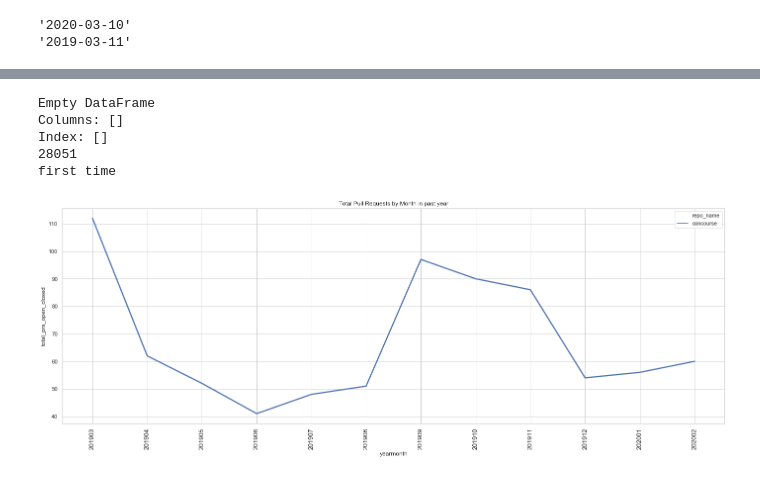
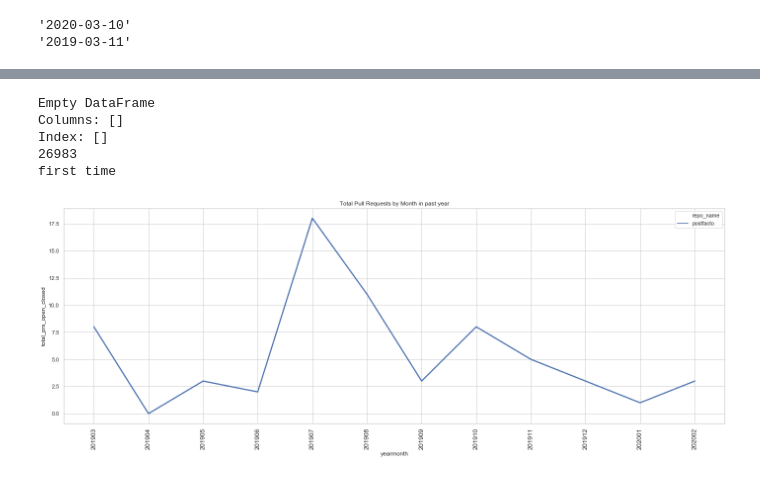
Before and after one commit to Hsingh2096/Hsingh2096, a Jupyter notebook: code/dawn_project_health.ipynb, the cells around one changed output, grey strips where cells are left out. Saved outputs shown, nothing was run; the diff lists cells and outputs as text; code cells hidden in the pictures.

```diff
--- a/code/dawn_project_health.ipynb
+++ b/code/dawn_project_health.ipynb
@@ -18,3 +18,10 @@ dbschema='augur_data'
 engine = s.create_engine(
     database_connection_string,
     connect_args={'options': '-csearch_path={}'.format(dbschema)})
+# %%
+test_query = f"""
+SELECT repo_name from repo where repo_id = '26983';
+   """
+test = pd.read_sql_query(test_query, con=engine)
+repo_name = test.repo_name[0]
+print(repo_name)
@@ -40,8 +49,8 @@ print(repo_list)
 # %%
 ## List of repository IDs for the report
 #repo_dict = {25760, 25663} #spring-boot & spring-framework
-repo_dict = {28051} # concourse
-#repo_dict = {27043}
+#repo_dict = {28051} # concourse
+repo_dict = {26983} #postfacto
 # %%
 #from datetime import date
 import datetime
@@ -120,7 +129,17 @@ for value in repo_dict:
     pr_monthDFa = pd.read_sql_query(pr_monthquery, con=engine)
     repo_id = value
 #    pr_monthDFa[['wk_avg_hours_to_close', 'wk_avg_days_to_close', 'total_prs_open_closed' ]] = pr_monthDFa[['wk_avg_hours_to_close', 'wk_avg_days_to_close', 'total_prs_open_closed' ]].fillna(value=0)
+
     pr_monthDFa[['repo_id']] = pr_monthDFa[['repo_id']].fillna(value=repo_id)
+
+    # Hack to fill in repo_name where there are nan's
+    get_repo_name_query = f"""
+        SELECT repo_name from repo where repo_id = {value};
+           """
+    get_repo_name = pd.read_sql_query(get_repo_name_query, con=engine)
+    repo_name = get_repo_name.repo_name[0]
+    pr_monthDFa[['repo_name']] = pr_monthDFa[['repo_name']].fillna(value=repo_name)
+
     if not pr_monthDF.empty:
 #        print(sql_DFa)
         pr_monthDF = pd.concat([pr_monthDF, pr_monthDFa])
@@ -133,6 +152,8 @@ for value in repo_dict:
 
 
 pr_monthDF.set_index('repo_id', 'year', 'month')
+
+pr_monthDF[['total_prs_open_closed']] = pr_monthDF[['total_prs_open_closed']].fillna(0)
 
 import matplotlib.pyplot as plt
 pr_monthDF['year'] = pr_monthDF['year'].map(int)
@@ -241,6 +282,15 @@ for value in repo_dict:
     repo_id = value
 #    pr_monthDFa[['wk_avg_hours_to_close', 'wk_avg_days_to_close', 'total_prs_open_closed' ]] = pr_monthDFa[['wk_avg_hours_to_close', 'wk_avg_days_to_close', 'total_prs_open_closed' ]].fillna(value=0)
     pr_monthDFa[['repo_id']] = pr_monthDFa[['repo_id']].fillna(value=repo_id)
+
+    # Hack to fill in repo_name where there are nan's
+    get_repo_name_query = f"""
+        SELECT repo_name from repo where repo_id = {value};
+           """
+    get_repo_name = pd.read_sql_query(get_repo_name_query, con=engine)
+    repo_name = get_repo_name.repo_name[0]
+    pr_monthDFa[['repo_name']] = pr_monthDFa[['repo_name']].fillna(value=repo_name)
+
     if not pr_monthDF.empty:
 #        print(sql_DFa)
         pr_monthDF = pd.concat([pr_monthDF, pr_monthDFa])
@@ -253,6 +303,8 @@ for value in repo_dict:
 
 
 pr_monthDF.set_index('repo_id', 'year', 'month')
+
+pr_monthDF[['total_prs_open_closed']] = pr_monthDF[['total_prs_open_closed']].fillna(0)
 
 import matplotlib.pyplot as plt
 pr_monthDF['year'] = pr_monthDF['year'].map(int)
@@ -268,32 +320,32 @@ pr_monthDF.set_index('repo_id', 'yearmonth')
 
 sns.set_style('ticks')
 #sns.palplot(sns.color_palette('husl', 8))
 #sns.set_palette('husl')
 sns.set(style="whitegrid")
 
 
 #Total PRS open and closed by month
 fig, ax = plt.subplots()
 # the size of A4 paper
 fig.set_size_inches(24, 8)
 plottermonth = sns.lineplot(x='yearmonth', y='total_prs_open_closed', style='repo_name', data=pr_monthDF, sort=False, legend='full', linewidth=2.5, hue='repo_name').set_title("Total Pull Requests by Month in past year")
 #ax.tick_params(axis='x', which='minor', labelsize='small', labelcolor='m', rotation=30)
 plottermonthlabels = ax.set_xticklabels(pr_monthDF['yearmonth'], rotation=90, fontsize=13)
 fig.savefig('images/prs-monthly-total-open-closed.png')
 
 
 #Average Days Open by Month
 #fig, ax = plt.subplots()
 # the size of A4 paper
 #fig.set_size_inches(24, 24)
 #plottermonth = sns.lineplot(x='yearmonth', y='wk_avg_days_to_close', style='repo_name', data=pr_monthDF, sort=False, legend='full', linewidth=2.5, hue='repo_name').set_title("Average Closed PR Time Open by Month in past year")
 #ax.tick_params(axis='x', which='minor', labelsize='small', labelcolor='m', rotation=30)
 #plotterlabels = ax.set_xticklabels(pr_monthDF['yearmonth'], rotation=90, fontsize=8)
 #fig.savefig('images/prs-average-open-time-month.png')
 # %% [output]
 Empty DataFrame
 Columns: []
 Index: []
-28051
+26983
 first time
-[figure, old version]
+[figure, new version]
```
Also changed, not shown: parts of 5 cells of this notebook.
